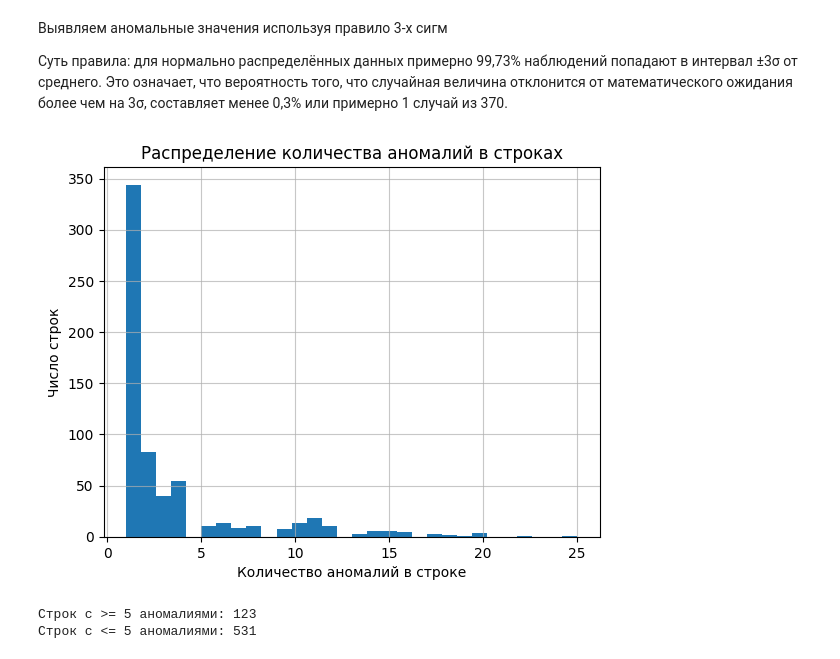
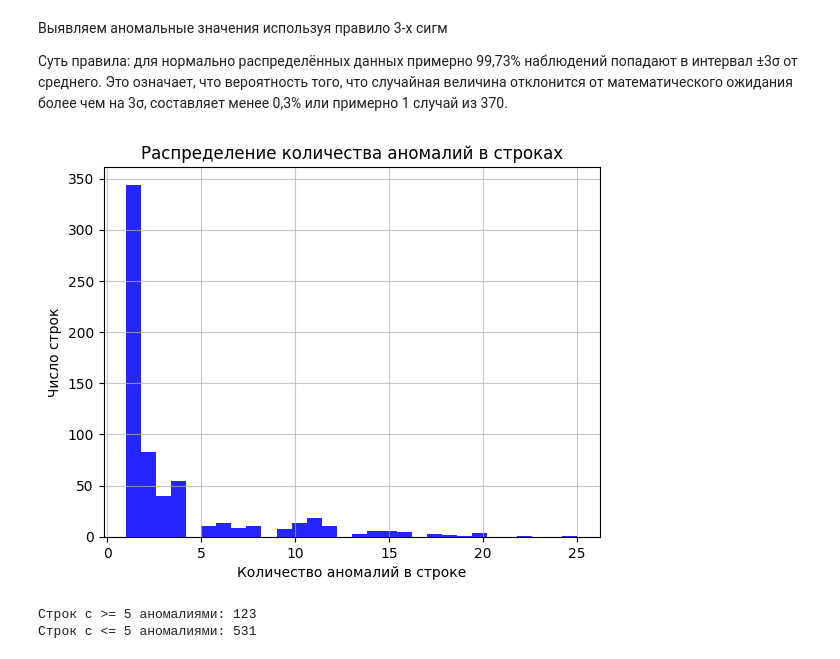
Before and after one commit to notKguin/MMK-Informservice, a Jupyter notebook: final_project/project/ML_intensive_final_project_cleaned.ipynb, the cells around one changed output. Saved outputs shown, nothing was run; the diff lists cells and outputs as text; code cells hidden in the pictures.

```diff
--- a/final_project/project/ML_intensive_final_project_cleaned.ipynb
+++ b/final_project/project/ML_intensive_final_project_cleaned.ipynb
@@ -340,14 +340,14 @@ anomalies_df = anomalies_df.groupby(anomalies_df.index).first()
 import matplotlib.pyplot as plt
 # %%
 anomalies_per_row = anomalies_df.notna().sum(axis=1)
-anomalies_per_row.plot(kind='hist', bins=30)
+anomalies_per_row.plot(kind='hist', bins=30, color='#2525FF')
 plt.title("Распределение количества аномалий в строках")
 plt.xlabel("Количество аномалий в строке")
 plt.ylabel("Число строк")
 plt.grid(alpha=0.7)
 plt.show()
 # %% [output]
-[figure, old version]
+[figure, new version]
 # %%
 print(f"Строк с >= 5 аномалиями: {(anomalies_df.notna().sum(axis=1) >= 5).sum()}")
 print(f"Строк с <= 5 аномалиями: {(anomalies_df.notna().sum(axis=1) <= 5).sum()}")
```
